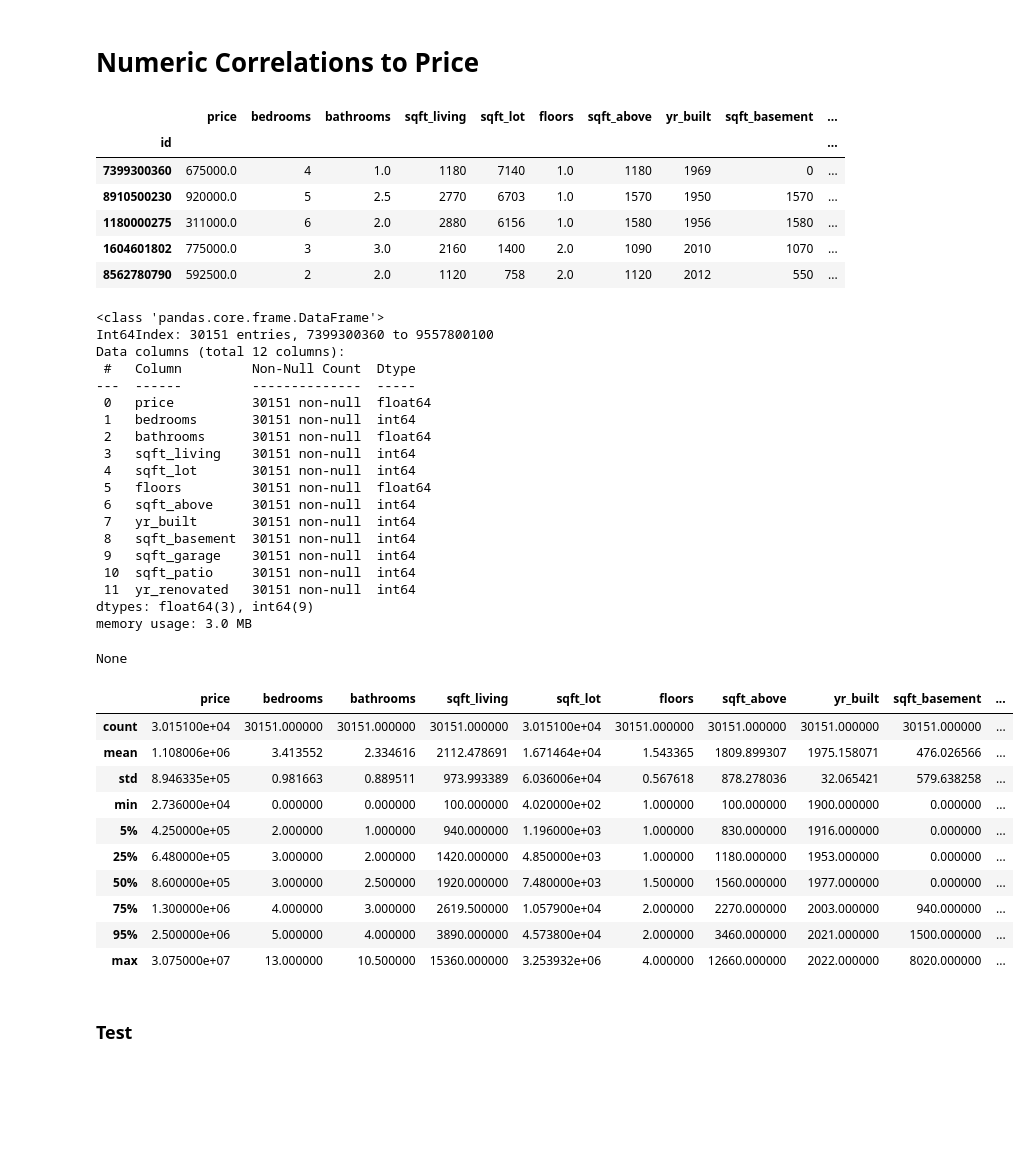
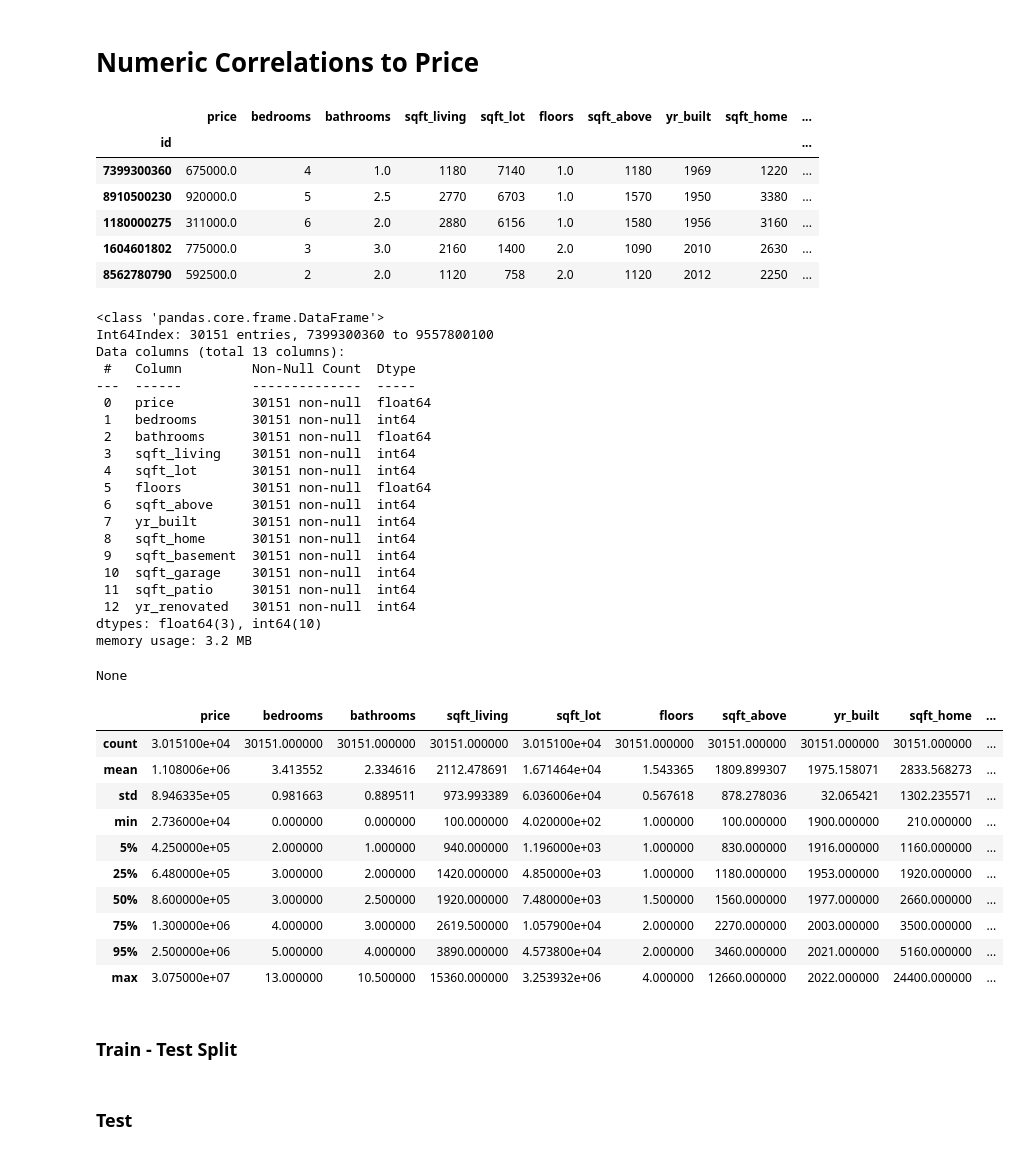
Before and after one commit to alexanderdaffara/HousingSalesRegression, a Jupyter notebook: Alex_Notebook.ipynb, the cells around one changed output. Cells and saved outputs as stored; diff of their text form; code cells hidden in the pictures; blank space fills up the shorter version.

```diff
--- a/Alex_Notebook.ipynb
+++ b/Alex_Notebook.ipynb
@@ -102,54 +102,64 @@ def powerset(col_names):
 # Only numeric features, no nans, no duplicates
 numeric_df = df.select_dtypes([int,float])
 # OUTLIER, 1 sqft and 4 bathrooms
 numeric_df.drop(index=1549500215, inplace=True)
 # drop lat, long which become zipcode
 numeric_df.drop(columns=['lat','long'], inplace=True)
 
+# substitute sqft_home
+numeric_df["sqft_home"] = (numeric_df['sqft_above'] + numeric_df['sqft_basement'] + numeric_df['sqft_garage'] + numeric_df['sqft_patio'])
+# numeric_df = numeric_df.drop(columns=["sqft_above", "sqft_basement", "sqft_garage", "sqft_patio"])
+
 # fix columns order
 bad_cols = ['sqft_basement','sqft_garage', 'sqft_patio','yr_renovated']
 reg_cols = [col for col in numeric_df.columns.to_list() if col not in bad_cols]
 numeric_df = numeric_df[reg_cols + bad_cols]
 
+numeric_df.head()
+
+
 display(numeric_df.head())
 display(numeric_df.info())
 display(numeric_df.describe(percentiles=[.05,.25,.5,.75,.95]))
 # %% [output]
-|  | price | bedrooms | bathrooms | sqft_living | sqft_lot | floors | sqft_above | yr_built | sqft_basement | ... |
+|  | price | bedrooms | bathrooms | sqft_living | sqft_lot | floors | sqft_above | yr_built | sqft_home | ... |
 | id |  |  |  |  |  |  |  |  |  | ... |
-| 7399300360 | 675000.0 | 4 | 1.0 | 1180 | 7140 | 1.0 | 1180 | 1969 | 0 | ... |
-| 8910500230 | 920000.0 | 5 | 2.5 | 2770 | 6703 | 1.0 | 1570 | 1950 | 1570 | ... |
-| 1180000275 | 311000.0 | 6 | 2.0 | 2880 | 6156 | 1.0 | 1580 | 1956 | 1580 | ... |
-| 1604601802 | 775000.0 | 3 | 3.0 | 2160 | 1400 | 2.0 | 1090 | 2010 | 1070 | ... |
-| 8562780790 | 592500.0 | 2 | 2.0 | 1120 | 758 | 2.0 | 1120 | 2012 | 550 | ... |
+| 7399300360 | 675000.0 | 4 | 1.0 | 1180 | 7140 | 1.0 | 1180 | 1969 | 1220 | ... |
+| 8910500230 | 920000.0 | 5 | 2.5 | 2770 | 6703 | 1.0 | 1570 | 1950 | 3380 | ... |
+| 1180000275 | 311000.0 | 6 | 2.0 | 2880 | 6156 | 1.0 | 1580 | 1956 | 3160 | ... |
+| 1604601802 | 775000.0 | 3 | 3.0 | 2160 | 1400 | 2.0 | 1090 | 2010 | 2630 | ... |
+| 8562780790 | 592500.0 | 2 | 2.0 | 1120 | 758 | 2.0 | 1120 | 2012 | 2250 | ... |
 <class 'pandas.core.frame.DataFrame'>
 Int64Index: 30151 entries, 7399300360 to 9557800100
-Data columns (total 12 columns):
+Data columns (total 13 columns):
  #   Column         Non-Null Count  Dtype
 ---  ------         --------------  -----
  0   price          30151 non-null  float64
  1   bedrooms       30151 non-null  int64
  2   bathrooms      30151 non-null  float64
  3   sqft_living    30151 non-null  int64
  4   sqft_lot       30151 non-null  int64
  5   floors         30151 non-null  float64
  6   sqft_above     30151 non-null  int64
  7   yr_built       30151 non-null  int64
- 8   sqft_basement  30151 non-null  int64
- 9   sqft_garage    30151 non-null  int64
- 10  sqft_patio     30151 non-null  int64
- 11  yr_renovated   30151 non-null  int64
-dtypes: float64(3), int64(9)
-memory usage: 3.0 MB
+ 8   sqft_home      30151 non-null  int64
+ 9   sqft_basement  30151 non-null  int64
+ 10  sqft_garage    30151 non-null  int64
+ 11  sqft_patio     30151 non-null  int64
+ 12  yr_renovated   30151 non-null  int64
+dtypes: float64(3), int64(10)
+memory usage: 3.2 MB
 None
-|  | price | bedrooms | bathrooms | sqft_living | sqft_lot | floors | sqft_above | yr_built | sqft_basement | ... |
+|  | price | bedrooms | bathrooms | sqft_living | sqft_lot | floors | sqft_above | yr_built | sqft_home | ... |
 | count | 3.015100e+04 | 30151.000000 | 30151.000000 | 30151.000000 | 3.015100e+04 | 30151.000000 | 30151.000000 | 30151.000000 | 30151.000000 | ... |
-| mean | 1.108006e+06 | 3.413552 | 2.334616 | 2112.478691 | 1.671464e+04 | 1.543365 | 1809.899307 | 1975.158071 | 476.026566 | ... |
-| std | 8.946335e+05 | 0.981663 | 0.889511 | 973.993389 | 6.036006e+04 | 0.567618 | 878.278036 | 32.065421 | 579.638258 | ... |
-| min | 2.736000e+04 | 0.000000 | 0.000000 | 100.000000 | 4.020000e+02 | 1.000000 | 100.000000 | 1900.000000 | 0.000000 | ... |
-| 5% | 4.250000e+05 | 2.000000 | 1.000000 | 940.000000 | 1.196000e+03 | 1.000000 | 830.000000 | 1916.000000 | 0.000000 | ... |
-| 25% | 6.480000e+05 | 3.000000 | 2.000000 | 1420.000000 | 4.850000e+03 | 1.000000 | 1180.000000 | 1953.000000 | 0.000000 | ... |
-| 50% | 8.600000e+05 | 3.000000 | 2.500000 | 1920.000000 | 7.480000e+03 | 1.500000 | 1560.000000 | 1977.000000 | 0.000000 | ... |
-| 75% | 1.300000e+06 | 4.000000 | 3.000000 | 2619.500000 | 1.057900e+04 | 2.000000 | 2270.000000 | 2003.000000 | 940.000000 | ... |
-| 95% | 2.500000e+06 | 5.000000 | 4.000000 | 3890.000000 | 4.573800e+04 | 2.000000 | 3460.000000 | 2021.000000 | 1500.000000 | ... |
-| max | 3.075000e+07 | 13.000000 | 10.500000 | 15360.000000 | 3.253932e+06 | 4.000000 | 12660.000000 | 2022.000000 | 8020.000000 | ... |
+| mean | 1.108006e+06 | 3.413552 | 2.334616 | 2112.478691 | 1.671464e+04 | 1.543365 | 1809.899307 | 1975.158071 | 2833.568273 | ... |
+| std | 8.946335e+05 | 0.981663 | 0.889511 | 973.993389 | 6.036006e+04 | 0.567618 | 878.278036 | 32.065421 | 1302.235571 | ... |
+| min | 2.736000e+04 | 0.000000 | 0.000000 | 100.000000 | 4.020000e+02 | 1.000000 | 100.000000 | 1900.000000 | 210.000000 | ... |
+| 5% | 4.250000e+05 | 2.000000 | 1.000000 | 940.000000 | 1.196000e+03 | 1.000000 | 830.000000 | 1916.000000 | 1160.000000 | ... |
+| 25% | 6.480000e+05 | 3.000000 | 2.000000 | 1420.000000 | 4.850000e+03 | 1.000000 | 1180.000000 | 1953.000000 | 1920.000000 | ... |
+| 50% | 8.600000e+05 | 3.000000 | 2.500000 | 1920.000000 | 7.480000e+03 | 1.500000 | 1560.000000 | 1977.000000 | 2660.000000 | ... |
+| 75% | 1.300000e+06 | 4.000000 | 3.000000 | 2619.500000 | 1.057900e+04 | 2.000000 | 2270.000000 | 2003.000000 | 3500.000000 | ... |
+| 95% | 2.500000e+06 | 5.000000 | 4.000000 | 3890.000000 | 4.573800e+04 | 2.000000 | 3460.000000 | 2021.000000 | 5160.000000 | ... |
+| max | 3.075000e+07 | 13.000000 | 10.500000 | 15360.000000 | 3.253932e+06 | 4.000000 | 12660.000000 | 2022.000000 | 24400.000000 | ... |
+# %% [markdown]
+### Train - Test Split
```
Also changed, not shown: parts of 20 cells of this notebook, 1 other file.
